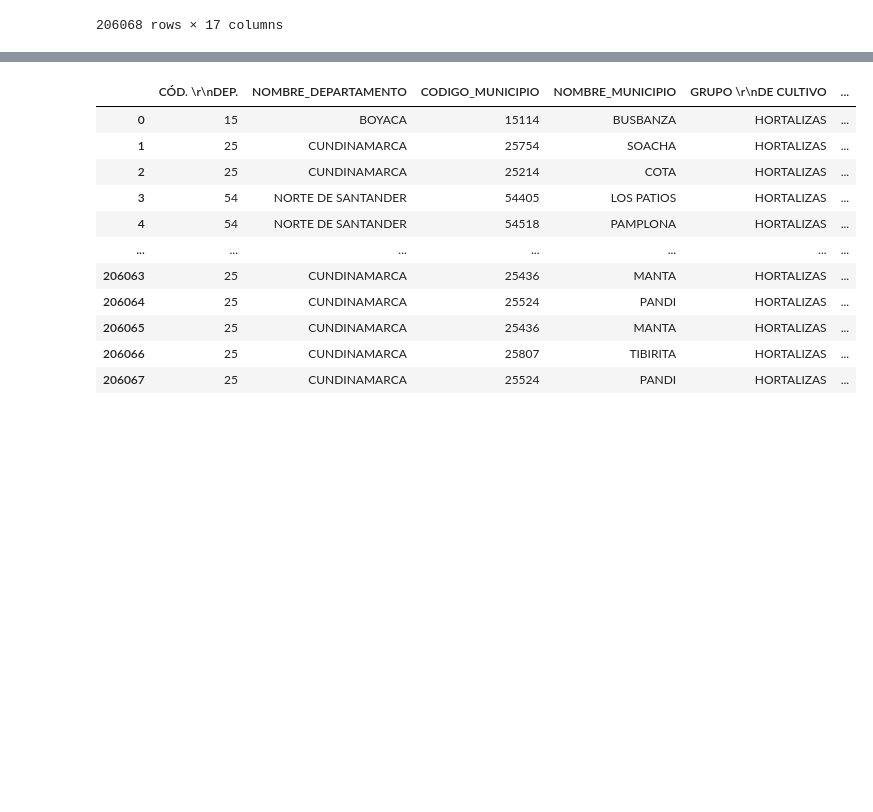
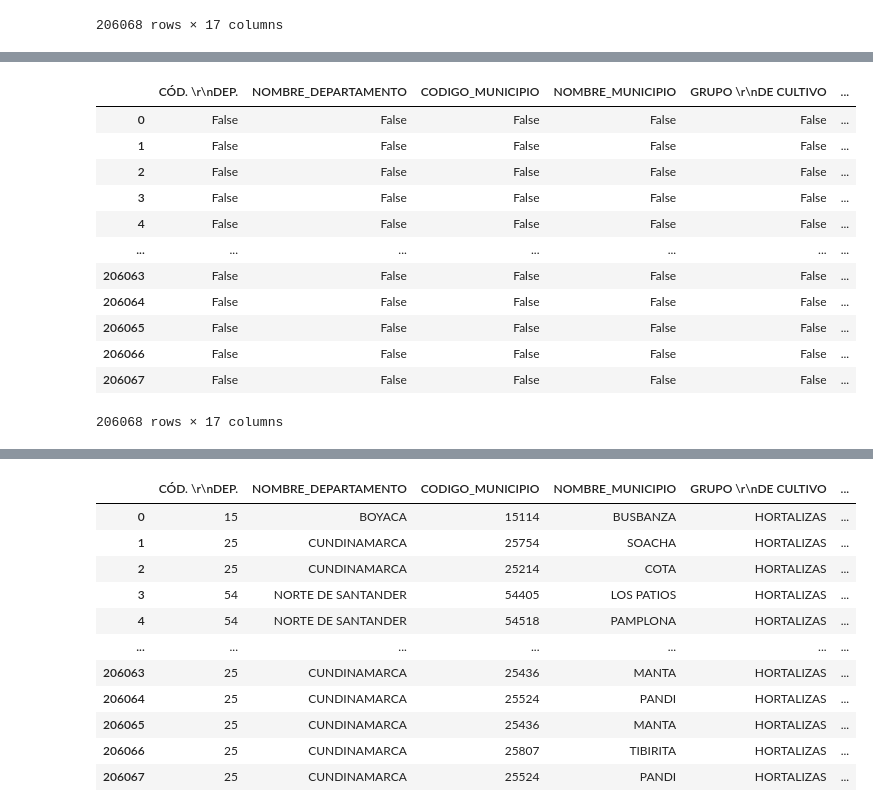
Before and after one commit to PedrazaDuban/MIAD_DSA_rotacion_cultivos, a Jupyter notebook: Scripts/ExploracionDatos.ipynb, the cells around one changed output, grey strips where cells are left out. Cells and saved outputs as stored; diff of their text form; code cells hidden in the pictures; blank space fills up the shorter version.

Commit message:
Tipo de datos y validacion de datos nulos

```diff
--- a/Scripts/ExploracionDatos.ipynb
+++ b/Scripts/ExploracionDatos.ipynb
@@ -39,0 +47,17 @@ evaluaciones.describe().T
+# %%
+#Se valida si existen valores nulos en los datos de las evaluaciones agropecuarias
+evaluaciones.isna()
+# %% [output]
+|  | CÓD. \r\nDEP. | NOMBRE_DEPARTAMENTO | CODIGO_MUNICIPIO | NOMBRE_MUNICIPIO | GRUPO \r\nDE CULTIVO | ... |
+| 0 | False | False | False | False | False | ... |
+| 1 | False | False | False | False | False | ... |
+| 2 | False | False | False | False | False | ... |
+| 3 | False | False | False | False | False | ... |
+| 4 | False | False | False | False | False | ... |
+| ... | ... | ... | ... | ... | ... | ... |
+| 206063 | False | False | False | False | False | ... |
+| 206064 | False | False | False | False | False | ... |
+| 206065 | False | False | False | False | False | ... |
+| 206066 | False | False | False | False | False | ... |
+| 206067 | False | False | False | False | False | ... |
+206068 rows × 17 columns
```
Also changed, not shown: parts of 4 cells of this notebook.
